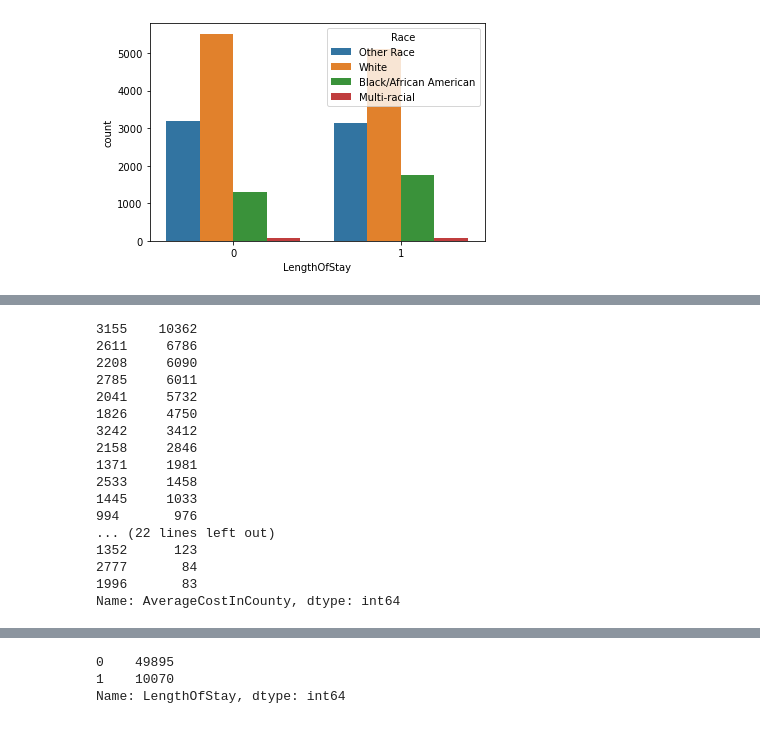
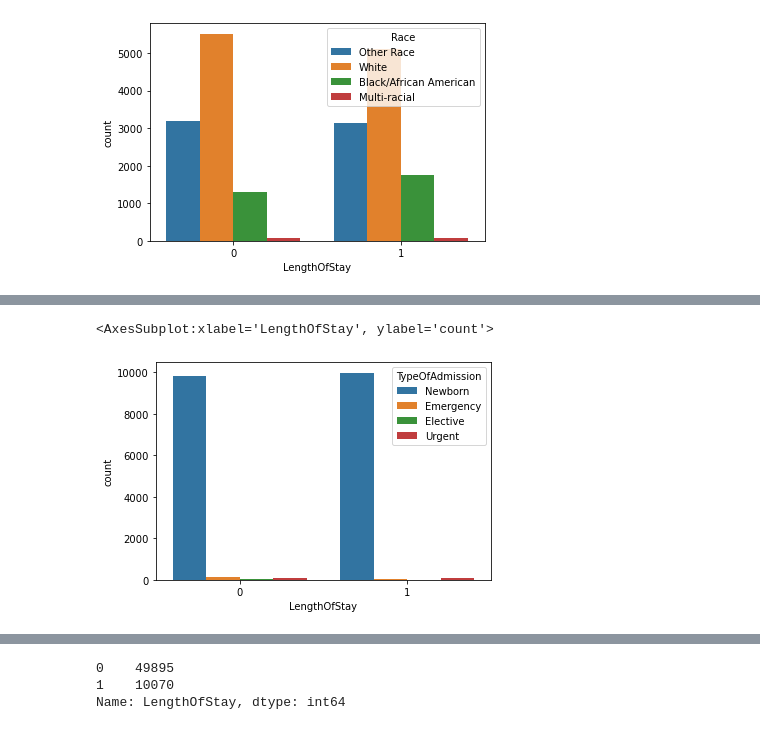
Before and after one commit to qinqin65/MachineLerningAssignment1, a Jupyter notebook: s3805989_assignment1.ipynb, the cells around one changed output, grey strips where cells are left out. Saved outputs shown, nothing was run; the diff lists cells and outputs as text; code cells hidden in the pictures.

```diff
--- a/s3805989_assignment1.ipynb
+++ b/s3805989_assignment1.ipynb
@@ -229,20 +149,6 @@ Name: LengthOfStay, dtype: int64
-# %%
-data['AverageCostInCounty'].value_counts()
-# %% [output]
-3155    10362
-2611     6786
-2208     6090
-2785     6011
-2041     5732
-1826     4750
-3242     3412
-2158     2846
-1371     1981
-2533     1458
-1445     1033
-994       976
-... (22 lines left out)
-1352      123
-2777       84
-1996       83
-Name: AverageCostInCounty, dtype: int64
+# %%
+data['TypeOfAdmission'].value_counts()
+sns.countplot(x="LengthOfStay", hue="TypeOfAdmission", data=downsampled)
+# %% [output]
+<AxesSubplot:xlabel='LengthOfStay', ylabel='count'>
+[figure, added]
```
Also changed, not shown: parts of 19 cells of this notebook.
